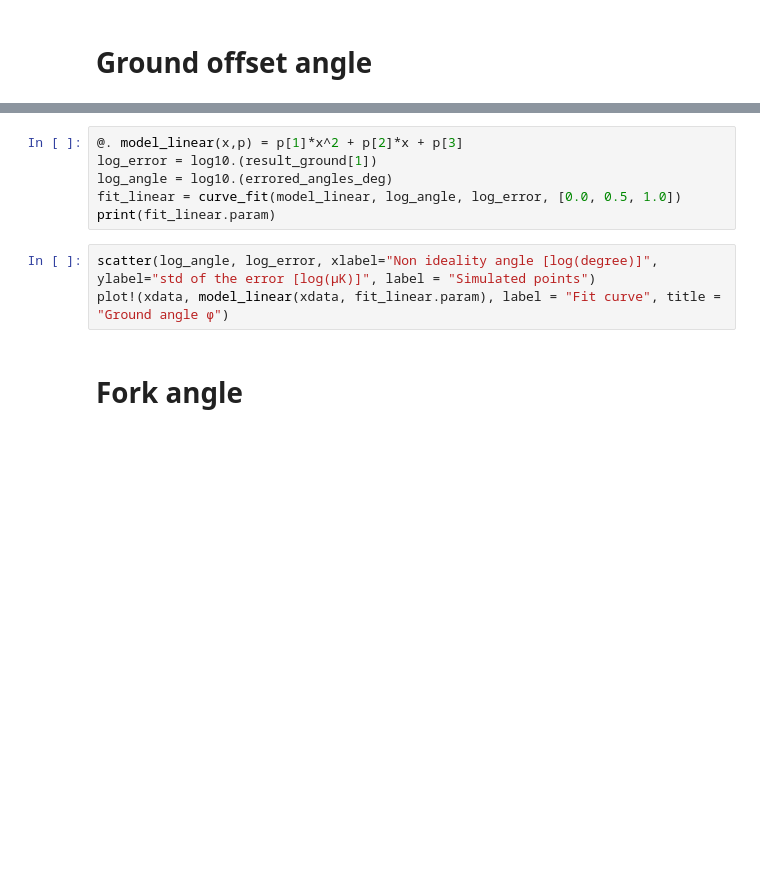
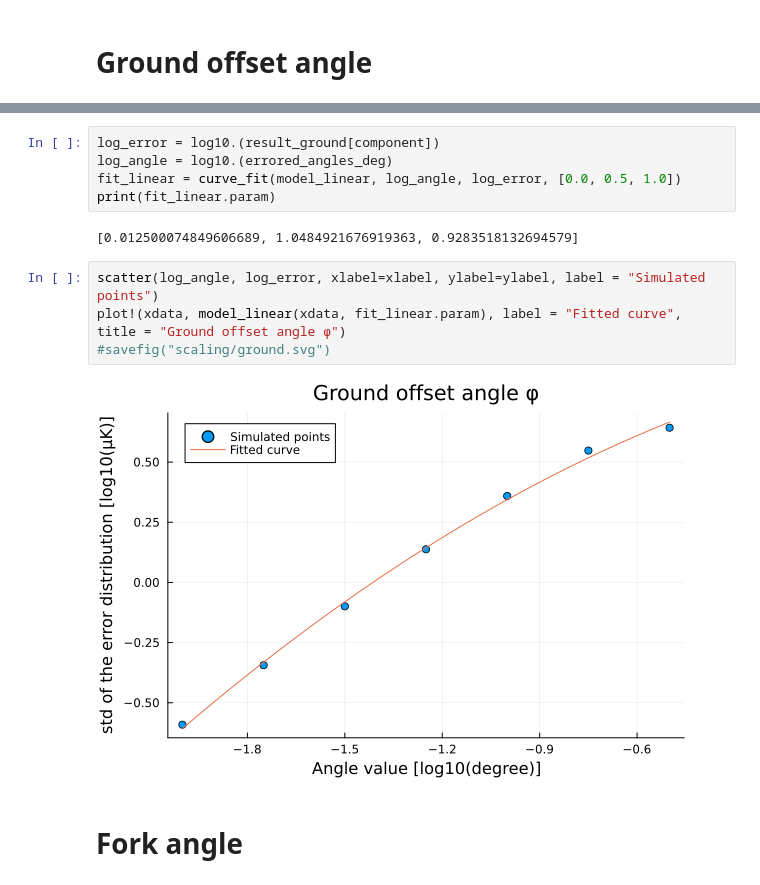
Before and after one commit to teob97/Master-Thesis-Pipeline, a Jupyter notebook: notebooks/error scaling.ipynb, the cells around one changed output, grey strips where cells are left out. Saved outputs shown, nothing was run; the diff lists cells and outputs as text; blank space fills up the shorter version.

```diff
--- a/notebooks/error scaling.ipynb
+++ b/notebooks/error scaling.ipynb
@@ -94,12 +113,16 @@ result_ground = run_scaling(tel_angs_ground, sky_model, nside)
 # %%
-@. model_linear(x,p) = p[1]*x^2 + p[2]*x + p[3]
-log_error = log10.(result_ground[1])
+log_error = log10.(result_ground[component])
 log_angle = log10.(errored_angles_deg)
 fit_linear = curve_fit(model_linear, log_angle, log_error, [0.0, 0.5, 1.0])
 print(fit_linear.param)
+# %% [output]
+[0.012500074849606689, 1.0484921676919363, 0.9283518132694579]
 # %%
-scatter(log_angle, log_error, xlabel="Non ideality angle [log(degree)]", ylabel="std of the error [log(μK)]", label = "Simulated points")
-plot!(xdata, model_linear(xdata, fit_linear.param), label = "Fit curve", title = "Ground angle φ")
+scatter(log_angle, log_error, xlabel=xlabel, ylabel=ylabel, label = "Simulated points")
+plot!(xdata, model_linear(xdata, fit_linear.param), label = "Fitted curve", title = "Ground offset angle φ")
+#savefig("scaling/ground.svg")
+# %% [output]
+[figure, added]
 # %% [markdown]
 # Fork angle
 # %%
```
Also changed, not shown: parts of 14 cells of this notebook, 9 other files.
